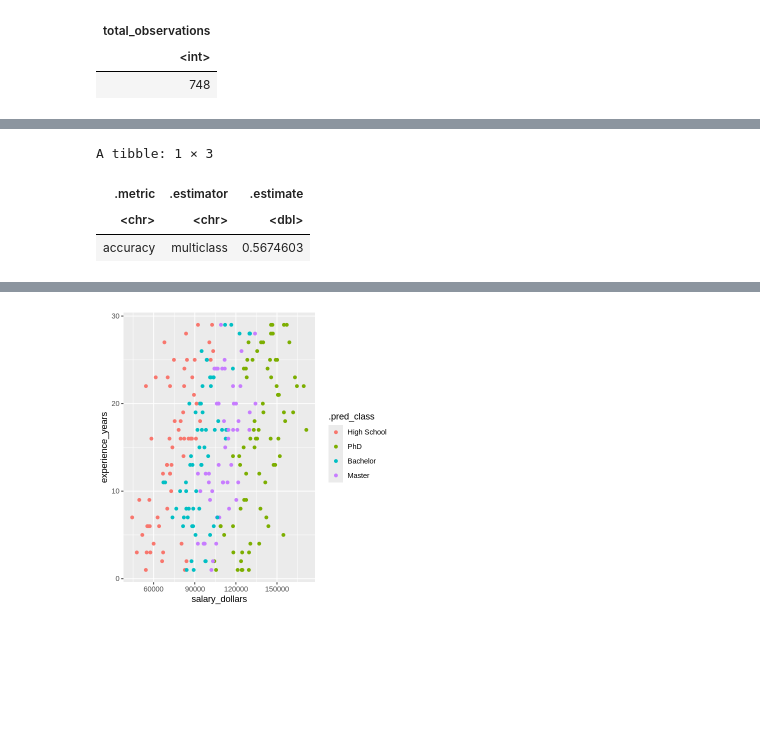
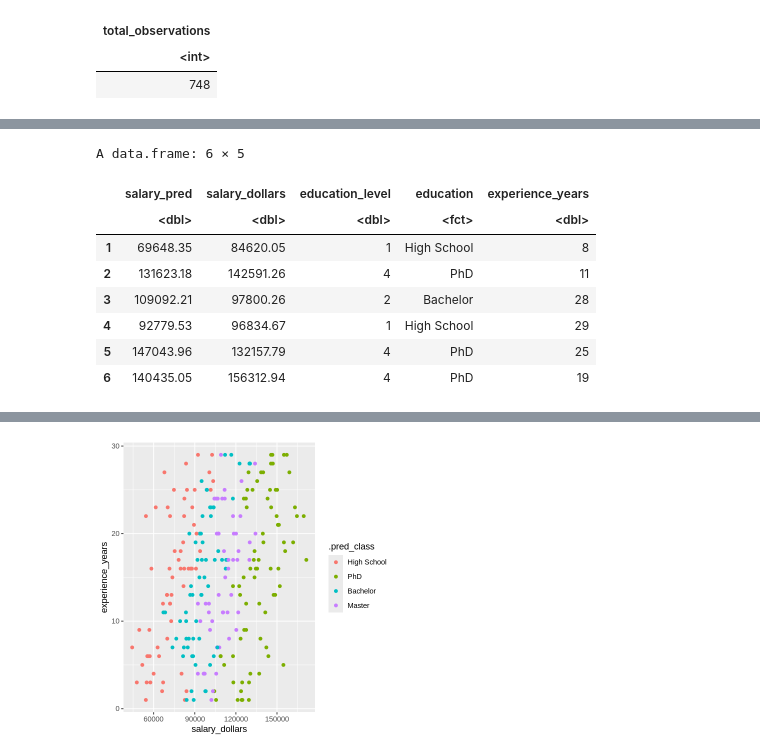
Before and after one commit to WhenLifeHandsYouLemons/DSCI-Project, a Jupyter notebook: report.ipynb, the cells around one changed output, grey strips where cells are left out. Cells and saved outputs as stored; diff of their text form; code cells hidden in the pictures; blank space fills up the shorter version.

```diff
--- a/report.ipynb
+++ b/report.ipynb
@@ -192,24 +120,50 @@ cross_val_plot
-# %%
-salary_spec_2 <- nearest_neighbor(weight_func = "rectangular", neighbors = 15) |>
-    set_engine("kknn") |>
-    set_mode("classification")
-
-salary_fit <- workflow() |>
-    add_recipe(salary_recipe) |>
-    add_model(salary_spec_2) |>
-    fit(df_train)
-
-salary_preds <- salary_fit |>
-    predict(df_testing) |>
-    bind_cols(df_testing)
-
-salary_metrics <- salary_preds |>
-    metrics(truth = education, estimate = .pred_class) |>
-    filter(.metric == "accuracy")
-
-salary_metrics
-# %% [output]
-A tibble: 1 × 3
-| .metric | .estimator | .estimate |
-| <chr> | <chr> | <dbl> |
-| accuracy | multiclass | 0.5674603 |
+# %%
+# Create dummy variables for education levels
+df_tidy$phd <- as.numeric(df_tidy$education == "PhD")
+df_tidy$bachelor <- as.numeric(df_tidy$education == "Bachelor")
+df_tidy$master <- as.numeric(df_tidy$education == "Master")
+df_tidy$high_school <- as.numeric(df_tidy$education == "High School")
+
+# Run the linear regression
+model1 <- lm(salary_dollars ~ experience_years + phd, data=df_tidy)
+model2 <- lm(salary_dollars ~ experience_years + bachelor, data=df_tidy)
+model3 <- lm(salary_dollars ~ experience_years + master, data=df_tidy)
+model4 <- lm(salary_dollars ~ experience_years + high_school, data=df_tidy)
+model5 <- lm(salary_dollars ~ experience_years + phd + bachelor + master, data=df_tidy)
+#model5 <- lm(Salary ~ Experience + phd + bachelor + master + high_school, data=df_untidy) but
+# eliminate high_school due to multicollinearity and dummy variable trap
+
+# Summarize the regression results
+# summary(model1)
+# summary(model2)
+# summary(model3)
+# summary(model4)
+# summary(model5)
+
+# Predictions
+predictions <- predict(model5, data=df_tidy) |>
+    as.data.frame() |>
+    mutate(salary_pred=predict(model5, data = df_tidy)) |>
+    select(salary_pred) |>
+    bind_cols(df_tidy)
+
+predictions$high_school[predictions$high_school == 1] <- 1
+predictions$bachelor[predictions$bachelor == 1] <- 2
+predictions$master[predictions$master == 1] <- 3
+predictions$phd[predictions$phd == 1] <- 4
+
+predictions$education_level <- pmax(predictions$phd, predictions$bachelor, predictions$master, predictions$high_school, na.rm = TRUE)
+
+predictions <- select(predictions, salary_pred, salary_dollars, education_level, education, experience_years)
+
+head(predictions)
+# %% [output]
+A data.frame: 6 × 5
+|  | salary_pred | salary_dollars | education_level | education | experience_years |
+|  | <dbl> | <dbl> | <dbl> | <fct> | <dbl> |
+| 1 | 69648.35 | 84620.05 | 1 | High School | 8 |
+| 2 | 131623.18 | 142591.26 | 4 | PhD | 11 |
+| 3 | 109092.21 | 97800.26 | 2 | Bachelor | 28 |
+| 4 | 92779.53 | 96834.67 | 1 | High School | 29 |
+| 5 | 147043.96 | 132157.79 | 4 | PhD | 25 |
+| 6 | 140435.05 | 156312.94 | 4 | PhD | 19 |
```
Also changed, not shown: parts of 5 cells of this notebook.
